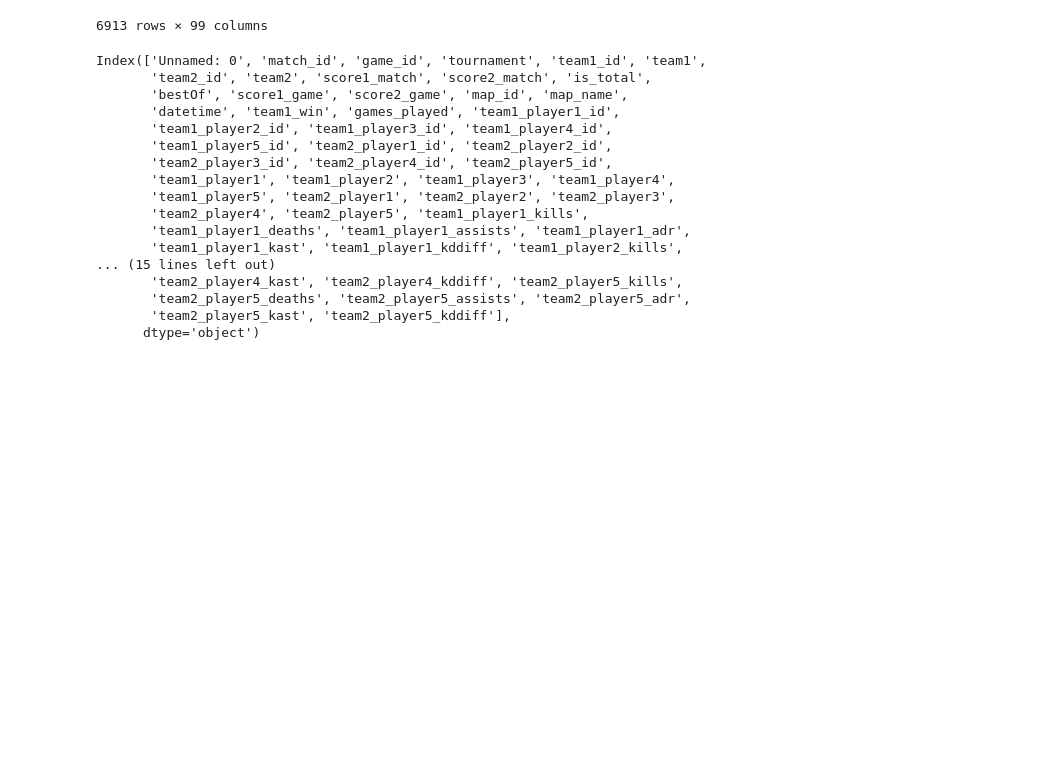
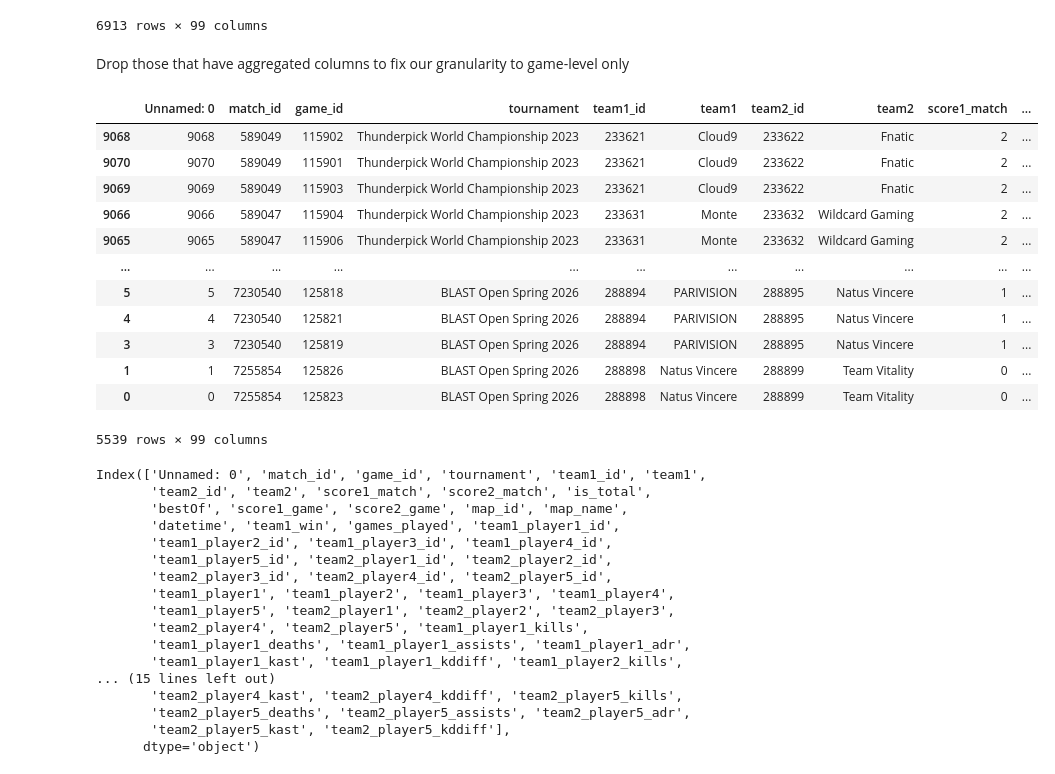
Before and after one commit to rhit-liub5/CSSE415Project, a Jupyter notebook: project/engineering/team_rolling_features.ipynb, the cells around one changed output. Saved outputs shown, nothing was run; the diff lists cells and outputs as text; code cells hidden in the pictures; blank space fills up the shorter version.

```diff
--- a/project/engineering/team_rolling_features.ipynb
+++ b/project/engineering/team_rolling_features.ipynb
@@ -55,6 +55,25 @@ df
 | 1 | 1 | 7255854 | 125826 | BLAST Open Spring 2026 | 288898 | Natus Vincere | 288899 | Team Vitality | 0 | ... |
 | 0 | 0 | 7255854 | 125823 | BLAST Open Spring 2026 | 288898 | Natus Vincere | 288899 | Team Vitality | 0 | ... |
 6913 rows × 99 columns
+# %% [markdown]
+Drop those that have aggregated columns to fix our granularity to game-level only
+# %%
+df = df[df.is_total == False]
+df
+# %% [output]
+|  | Unnamed: 0 | match_id | game_id | tournament | team1_id | team1 | team2_id | team2 | score1_match | ... |
+| 9068 | 9068 | 589049 | 115902 | Thunderpick World Championship 2023 | 233621 | Cloud9 | 233622 | Fnatic | 2 | ... |
+| 9070 | 9070 | 589049 | 115901 | Thunderpick World Championship 2023 | 233621 | Cloud9 | 233622 | Fnatic | 2 | ... |
+| 9069 | 9069 | 589049 | 115903 | Thunderpick World Championship 2023 | 233621 | Cloud9 | 233622 | Fnatic | 2 | ... |
+| 9066 | 9066 | 589047 | 115904 | Thunderpick World Championship 2023 | 233631 | Monte | 233632 | Wildcard Gaming | 2 | ... |
+| 9065 | 9065 | 589047 | 115906 | Thunderpick World Championship 2023 | 233631 | Monte | 233632 | Wildcard Gaming | 2 | ... |
+| ... | ... | ... | ... | ... | ... | ... | ... | ... | ... | ... |
+| 5 | 5 | 7230540 | 125818 | BLAST Open Spring 2026 | 288894 | PARIVISION | 288895 | Natus Vincere | 1 | ... |
+| 4 | 4 | 7230540 | 125821 | BLAST Open Spring 2026 | 288894 | PARIVISION | 288895 | Natus Vincere | 1 | ... |
+| 3 | 3 | 7230540 | 125819 | BLAST Open Spring 2026 | 288894 | PARIVISION | 288895 | Natus Vincere | 1 | ... |
+| 1 | 1 | 7255854 | 125826 | BLAST Open Spring 2026 | 288898 | Natus Vincere | 288899 | Team Vitality | 0 | ... |
+| 0 | 0 | 7255854 | 125823 | BLAST Open Spring 2026 | 288898 | Natus Vincere | 288899 | Team Vitality | 0 | ... |
+5539 rows × 99 columns
 # %%
 df.columns
 # %% [output]
```
Also changed, not shown: parts of 5 cells of this notebook, 1 other file.
